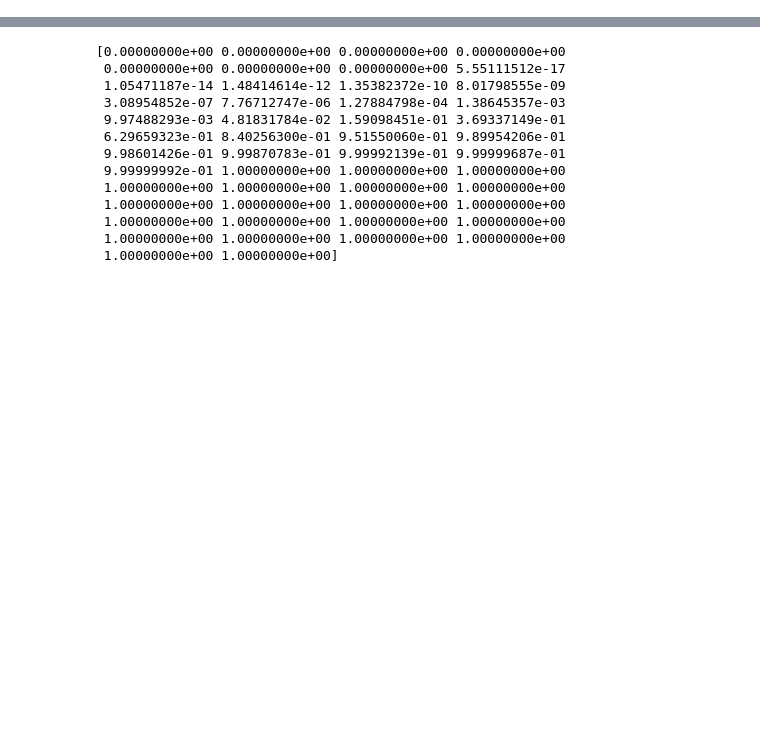
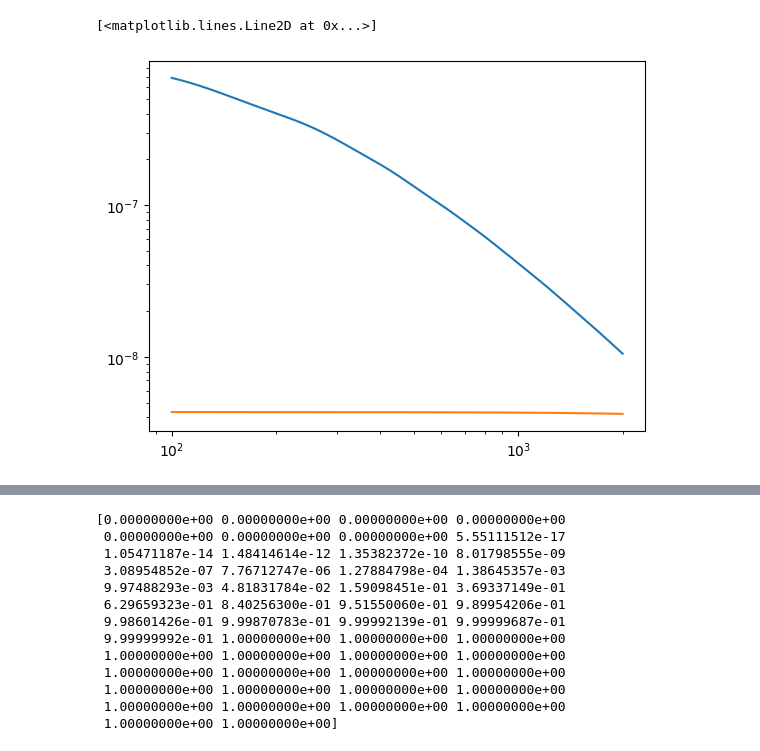
Before and after one commit to destrys/galCIB, a Jupyter notebook: notebooks/scratch-temp.ipynb, the cells around one changed output, grey strips where cells are left out. Cells and saved outputs as stored; diff of their text form; code cells hidden in the pictures; blank space fills up the shorter version.

```diff
--- a/notebooks/scratch-temp.ipynb
+++ b/notebooks/scratch-temp.ipynb
@@ -8,0 +92,9 @@ import matplotlib.pyplot as plt
+# %%
+elg_cib = AnalysisModel(cosmo,elg_survey,
+                        pow3d)
+# %%
+plt.loglog(elg_survey.ells, elg_cib.cl_gg_2h)
+plt.loglog(elg_survey.ells, elg_cib.cl_gg_1h)
+# %% [output]
+[<matplotlib.lines.Line2D at 0x...>]
+[figure, added]
```
Also changed, not shown: parts of 37 cells of this notebook, 19 other files.
